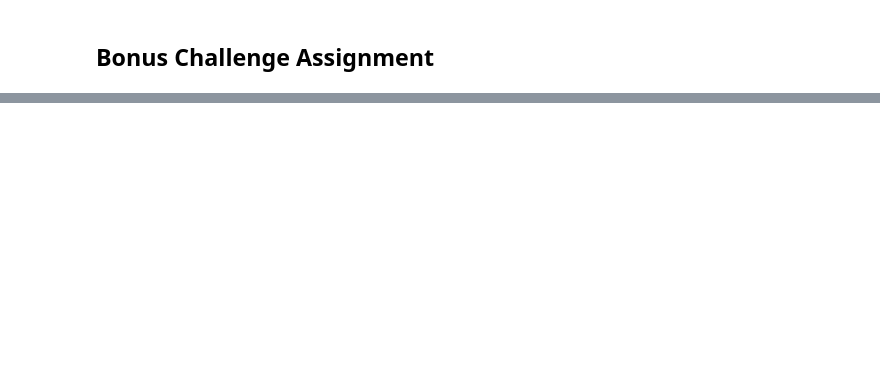
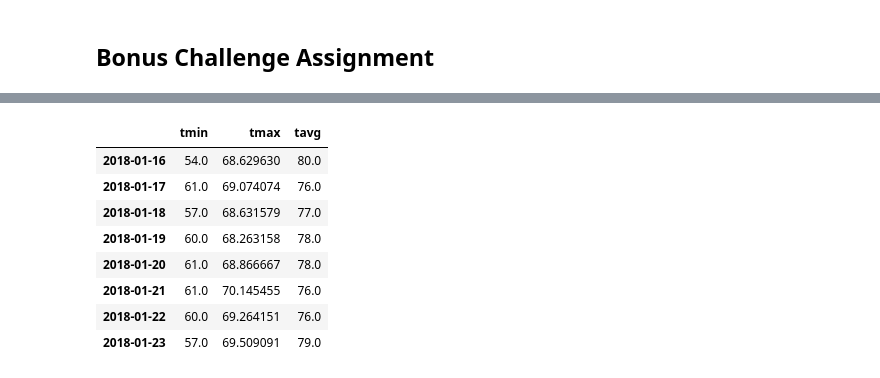
Before and after one commit to relaernu/sqlalchemy-challenge, a Jupyter notebook: climate_starter.ipynb, the cells around one changed output, grey strips where cells are left out. Saved outputs shown, nothing was run; the diff lists cells and outputs as text; code cells hidden in the pictures; blank space fills up the shorter version.

```diff
--- a/climate_starter.ipynb
+++ b/climate_starter.ipynb
@@ -242,4 +342,18 @@ daily_normals("01-01")
 # %%
 # Load the previous query results into a Pandas DataFrame and add the `trip_dates` range as the `date` index
+df_normals = pd.DataFrame(daily_normals_dict)
+df_normals = df_normals.transpose()
+df_normals.columns = ["tmin", "tmax", "tavg"]
+df_normals
+# %% [output]
+|  | tmin | tmax | tavg |
+| 2018-01-16 | 54.0 | 68.629630 | 80.0 |
+| 2018-01-17 | 61.0 | 69.074074 | 76.0 |
+| 2018-01-18 | 57.0 | 68.631579 | 77.0 |
+| 2018-01-19 | 60.0 | 68.263158 | 78.0 |
+| 2018-01-20 | 61.0 | 68.866667 | 78.0 |
+| 2018-01-21 | 61.0 | 70.145455 | 76.0 |
+| 2018-01-22 | 60.0 | 69.264151 | 76.0 |
+| 2018-01-23 | 57.0 | 69.509091 | 79.0 |
 # %%
 # Plot the daily normals as an area plot with `stacked=False`
```
Also changed, not shown: parts of 21 cells of this notebook.
